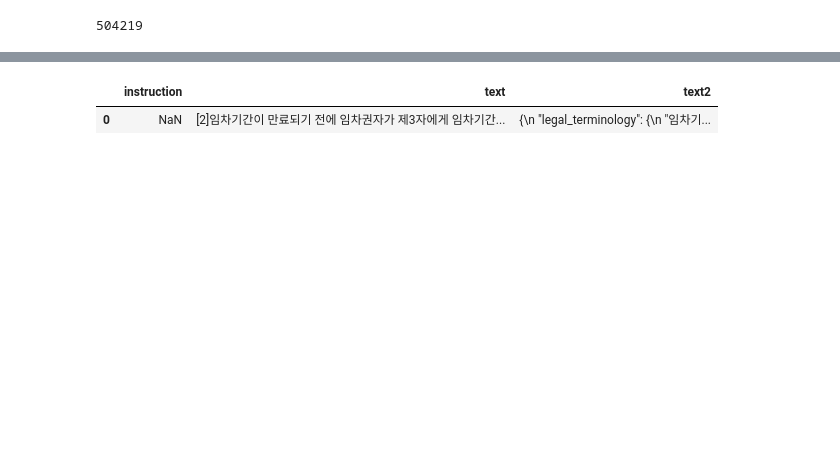
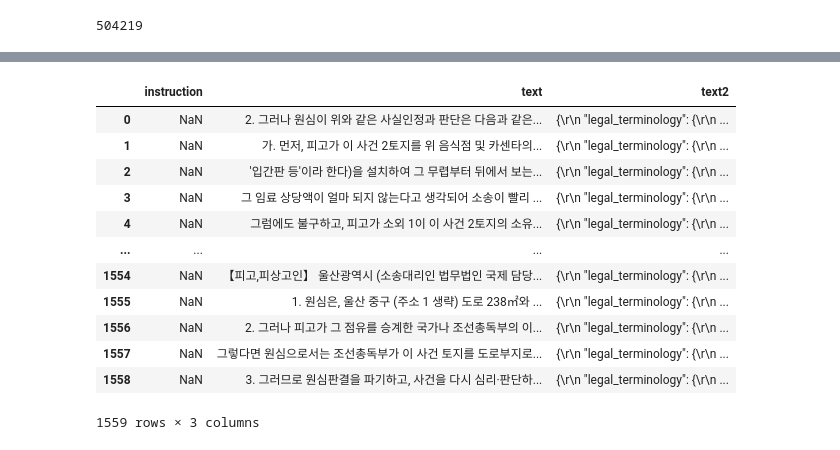
Before and after one commit to SChaeck/easyread-judgment-transducer, a Jupyter notebook: data_preprocessing/text_splitter.ipynb, the cells around one changed output, grey strips where cells are left out. Saved outputs shown, nothing was run; the diff lists cells and outputs as text; code cells hidden in the pictures; blank space fills up the shorter version.

```diff
--- a/data/text_splitter.ipynb
+++ b/data_preprocessing/text_splitter.ipynb
@@ -60,8 +60,19 @@ with open('judgment_chunks.csv', 'w', newline='') as csvfile:
         writer.writerow(['', chunk, ''])
 # %%
 import pandas as pd
-data = pd.read_csv("test.csv")
+data = pd.read_csv("5001-10003.csv")
 data
 # %% [output]
 |  | instruction | text | text2 |
-| 0 | NaN | [2]임차기간이 만료되기 전에 임차권자가 제3자에게 임차기간... | {\n "legal_terminology": {\n "임차기... |
+| 0 | NaN | 2. 그러나 원심이 위와 같은 사실인정과 판단은 다음과 같은... | {\r\n "legal_terminology": {\r\n ... |
+| 1 | NaN | 가. 먼저, 피고가 이 사건 2토지를 위 음식점 및 카센타의... | {\r\n "legal_terminology": {\r\n ... |
+| 2 | NaN | '입간판 등'이라 한다)을 설치하여 그 무렵부터 뒤에서 보는... | {\r\n "legal_terminology": {\r\n ... |
+| 3 | NaN | 그 임료 상당액이 얼마 되지 않는다고 생각되어 소송이 빨리 ... | {\r\n "legal_terminology": {\r\n ... |
+| 4 | NaN | 그럼에도 불구하고, 피고가 소외 1이 이 사건 2토지의 소유... | {\r\n "legal_terminology": {\r\n ... |
+| ... | ... | ... | ... |
+| 1554 | NaN | 【피고,피상고인】 울산광역시 (소송대리인 법무법인 국제 담당... | {\r\n "legal_terminology": {\r\n ... |
+| 1555 | NaN | 1. 원심은, 울산 중구 (주소 1 생략) 도로 238㎡와 ... | {\r\n "legal_terminology": {\r\n ... |
+| 1556 | NaN | 2. 그러나 피고가 그 점유를 승계한 국가나 조선총독부의 이... | {\r\n "legal_terminology": {\r\n ... |
+| 1557 | NaN | 그렇다면 원심으로서는 조선총독부가 이 사건 토지를 도로부지로... | {\r\n "legal_terminology": {\r\n ... |
+| 1558 | NaN | 3. 그러므로 원심판결을 파기하고, 사건을 다시 심리·판단하... | {\r\n "legal_terminology": {\r\n ... |
+1559 rows × 3 columns
```
Also changed, not shown: parts of 2 cells of this notebook, 3 other files.
